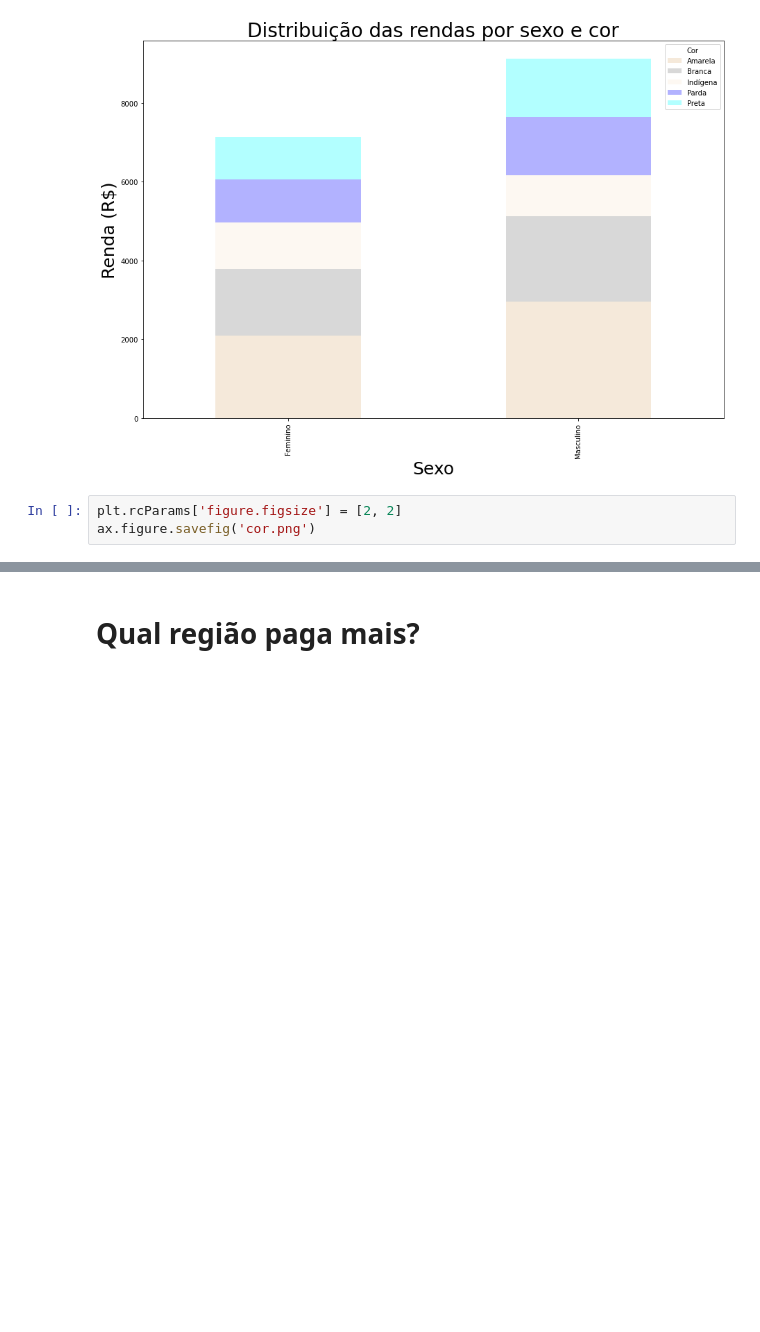
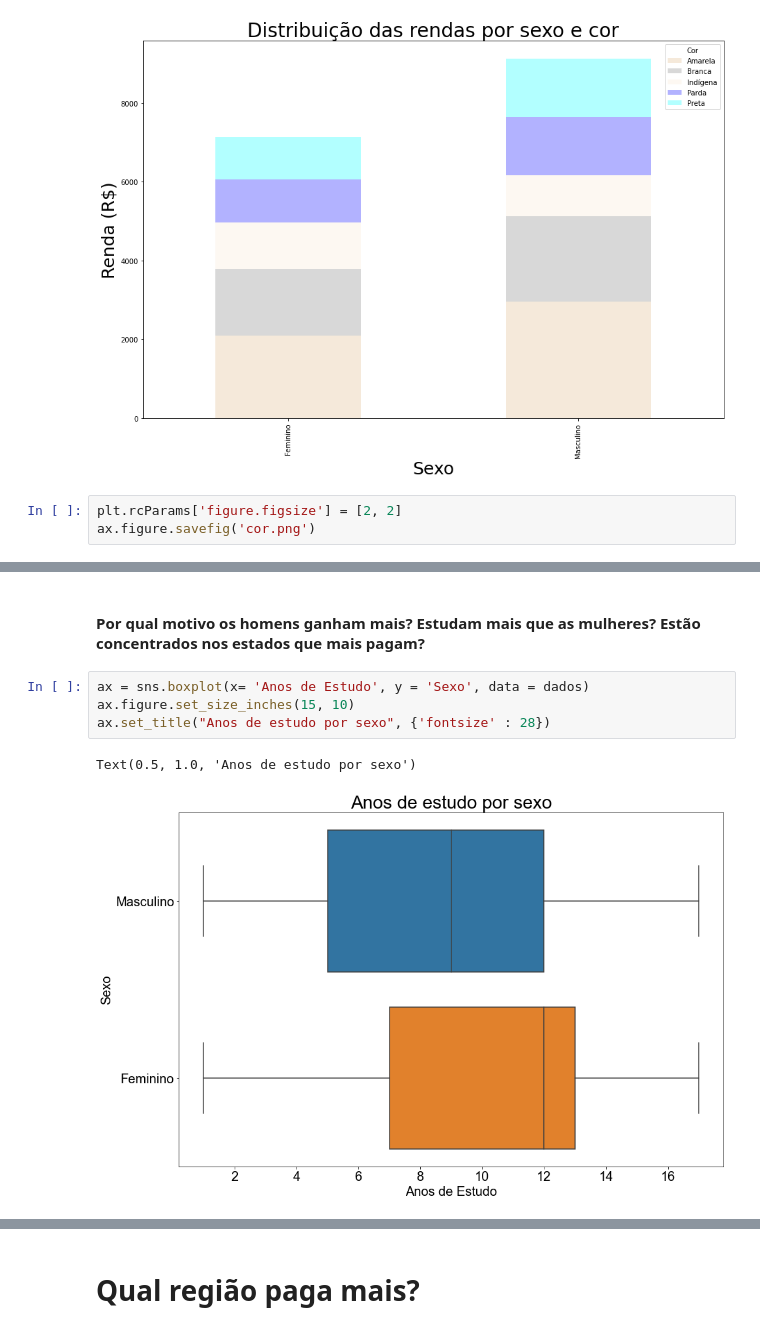
Before and after one commit to Marcus-Bernard0/Data-Science-projects, a Jupyter notebook: 1 - Projeto PNAD/Projeto.ipynb, the cells around one changed output, grey strips where cells are left out. Saved outputs shown, nothing was run; the diff lists cells and outputs as text; blank space fills up the shorter version.

```diff
--- a/1 - Projeto PNAD/Projeto.ipynb
+++ b/1 - Projeto PNAD/Projeto.ipynb
@@ -426,0 +450,9 @@ ax.figure.savefig('cor.png')
+# %% [markdown]
+#### Por qual motivo os homens ganham mais? Estudam mais que as mulheres? Estão concentrados nos estados que mais pagam?
+# %%
+ax = sns.boxplot(x= 'Anos de Estudo', y = 'Sexo', data = dados)
+ax.figure.set_size_inches(15, 10)
+ax.set_title("Anos de estudo por sexo", {'fontsize' : 28})
+# %% [output]
+Text(0.5, 1.0, 'Anos de estudo por sexo')
+[figure, added]
```
Also changed, not shown: parts of 25 cells of this notebook, 4 other files.
